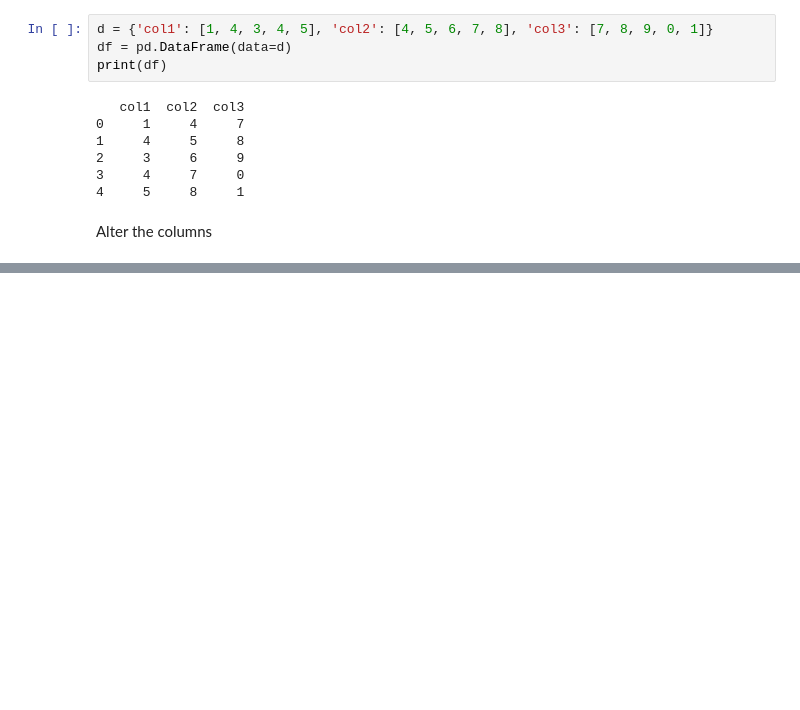
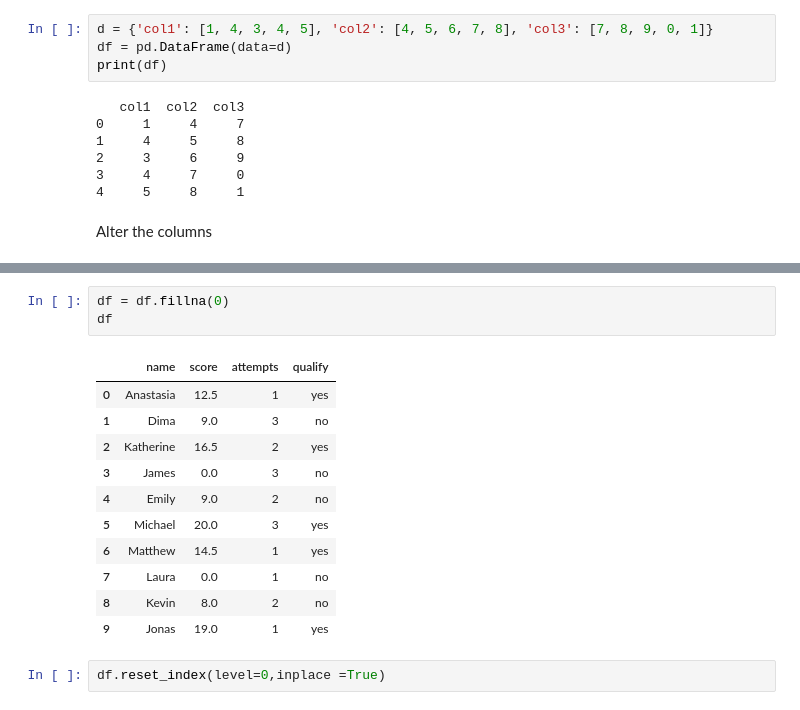
Before and after one commit to AnannyaSagar/Python_Problems, a Jupyter notebook: Pandas_Practice.ipynb, the cells around one changed output, grey strips where cells are left out. Saved outputs shown, nothing was run; the diff lists cells and outputs as text; blank space fills up the shorter version.

```diff
--- a/Pandas_Practice.ipynb
+++ b/Pandas_Practice.ipynb
@@ -113,0 +218,17 @@ print(df)
+# %%
+df = df.fillna(0)
+df
+# %% [output]
+|  | name | score | attempts | qualify |
+| 0 | Anastasia | 12.5 | 1 | yes |
+| 1 | Dima | 9.0 | 3 | no |
+| 2 | Katherine | 16.5 | 2 | yes |
+| 3 | James | 0.0 | 3 | no |
+| 4 | Emily | 9.0 | 2 | no |
+| 5 | Michael | 20.0 | 3 | yes |
+| 6 | Matthew | 14.5 | 1 | yes |
+| 7 | Laura | 0.0 | 1 | no |
+| 8 | Kevin | 8.0 | 2 | no |
+| 9 | Jonas | 19.0 | 1 | yes |
+# %%
+df.reset_index(level=0,inplace =True)
```
Also changed, not shown: parts of 27 cells of this notebook.
